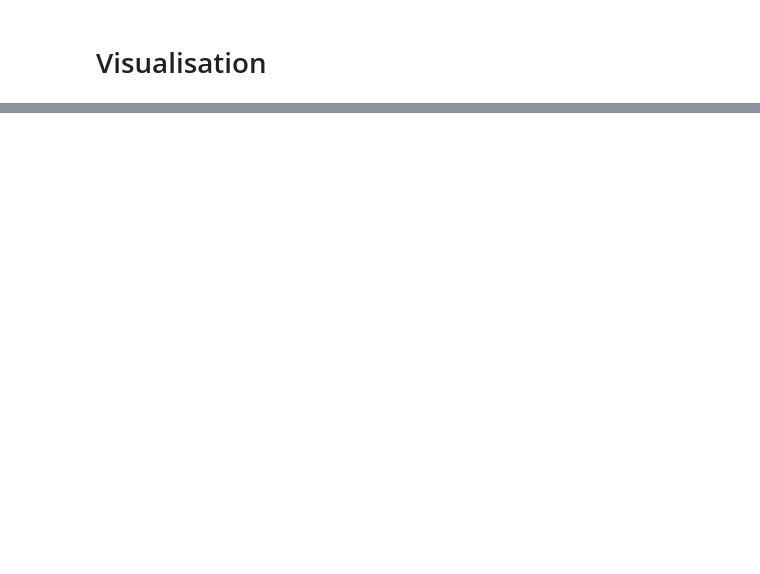
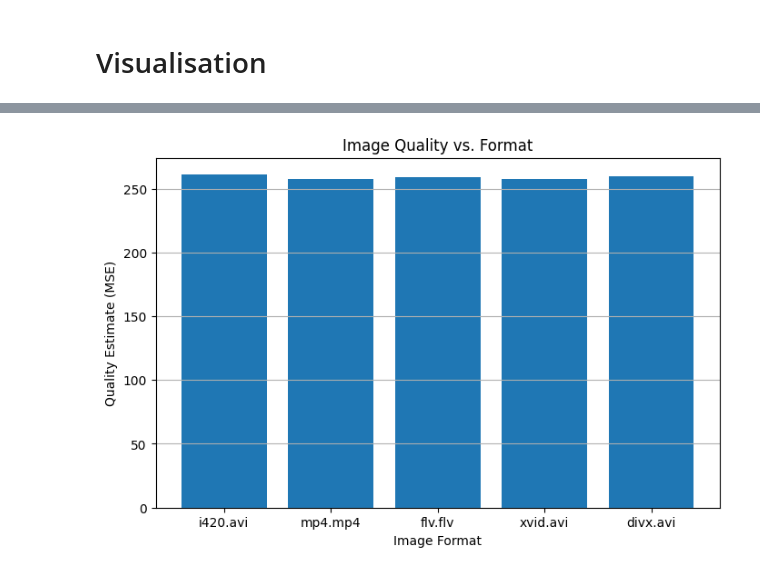
Before and after one commit to WellKnownDedication/video-and-image-proccessing, a Jupyter notebook: src/Video Processing.ipynb, the cells around one changed output, grey strips where cells are left out. Cells and saved outputs as stored; diff of their text form; code cells hidden in the pictures; blank space fills up the shorter version.

```diff
--- a/src/Video Processing.ipynb
+++ b/src/Video Processing.ipynb
@@ -148,0 +222,10 @@ df.head(10)
+# %%
+plt.figure(figsize=(8, 5))
+plt.bar(df["video format"], df["MSE"])
+plt.xlabel("Image Format")
+plt.ylabel("Quality Estimate (MSE)")
+plt.title("Image Quality vs. Format")
+plt.grid(axis="y")
+plt.show()
+# %% [output]
+[figure, added]
```
Also changed, not shown: parts of 6 cells of this notebook, 2 other files.
